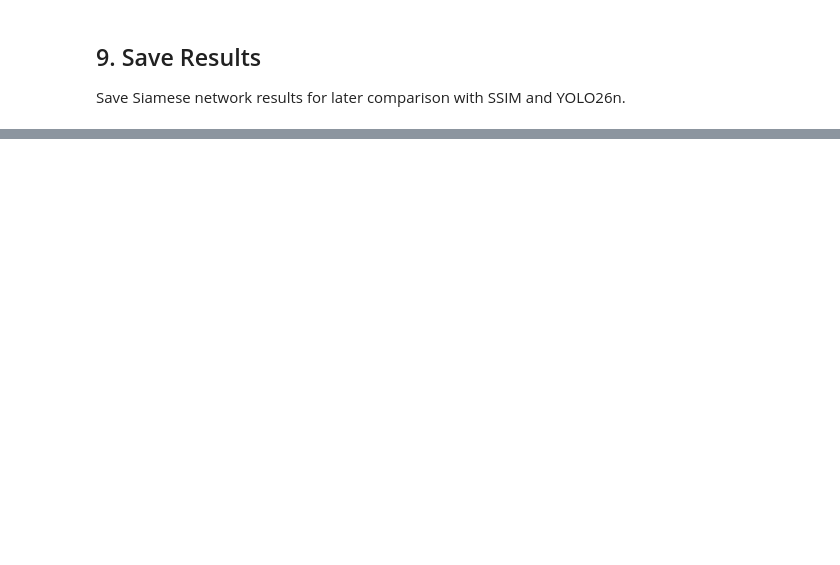
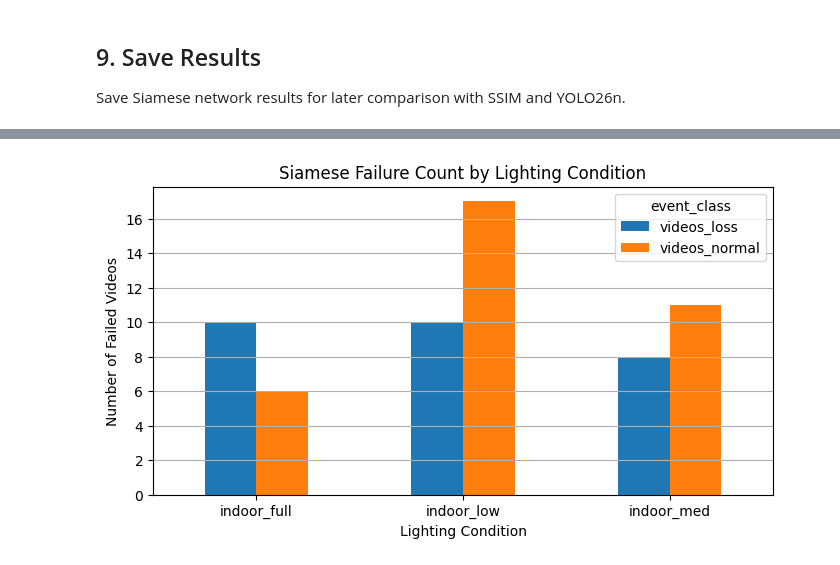
Before and after one commit to jialetoh/payload_loss_detection, a Jupyter notebook: notebooks/03_test_siamese.ipynb, the cells around one changed output, grey strips where cells are left out. Cells and saved outputs as stored; diff of their text form; code cells hidden in the pictures; blank space fills up the shorter version.

```diff
--- a/notebooks/03_test_siamese.ipynb
+++ b/notebooks/03_test_siamese.ipynb
@@ -182,0 +276,19 @@ print("Saved Siamese results.")
+# %%
+video_results["event_class"] = video_results["filename"].apply(lambda x: Path(x).parts[0])
+video_results["lighting"] = video_results["filename"].apply(lambda x: Path(x).parts[1])
+video_results["video_name"] = video_results["filename"].apply(lambda x: Path(x).name)
+# %%
+# Identify failed videos
+EARLY_TOLERANCE_FRAMES = 60  # match your utils.py
+
+video_results["correct_detection"] = (
+    (video_results["is_loss_event"] == 1) &
+    (video_results["detected_frame"] != -1) &
+    (video_results["detected_frame"] >= (video_results["loss_frame"] - EARLY_TOLERANCE_FRAMES))
+) | (
+    (video_results["is_loss_event"] == 0) &
+    (video_results["detected_frame"] == -1)
+)
+
+failed_videos = video_results[~video_results["correct_detection"]].copy()
+failed_videos[["filename", "is_loss_event", "loss_frame", "detected_frame", "lighting"]]
@@ -182,0 +309,3 @@ print("Saved Siamese results.")
+# %%
+failure_summary = failed_videos.groupby(["event_class", "lighting"]).size().reset_index(name="failures")
+failure_summary
@@ -182,0 +320,14 @@ print("Saved Siamese results.")
+# %%
+failure_pivot = failure_summary.pivot(index="lighting", columns="event_class", values="failures").fillna(0)
+
+failure_pivot.plot(kind="bar", figsize=(8, 4))
+
+plt.xlabel("Lighting Condition")
+plt.ylabel("Number of Failed Videos")
+plt.title("Siamese Failure Count by Lighting Condition")
+plt.xticks(rotation=0)
+plt.grid(axis="y")
+# plt.savefig("results/fig16_siamese_failure_count.png", dpi=300, bbox_inches="tight")
+plt.show()
+# %% [output]
+[figure, added]
```
Also changed, not shown: parts of 13 cells of this notebook, 8 other files.
